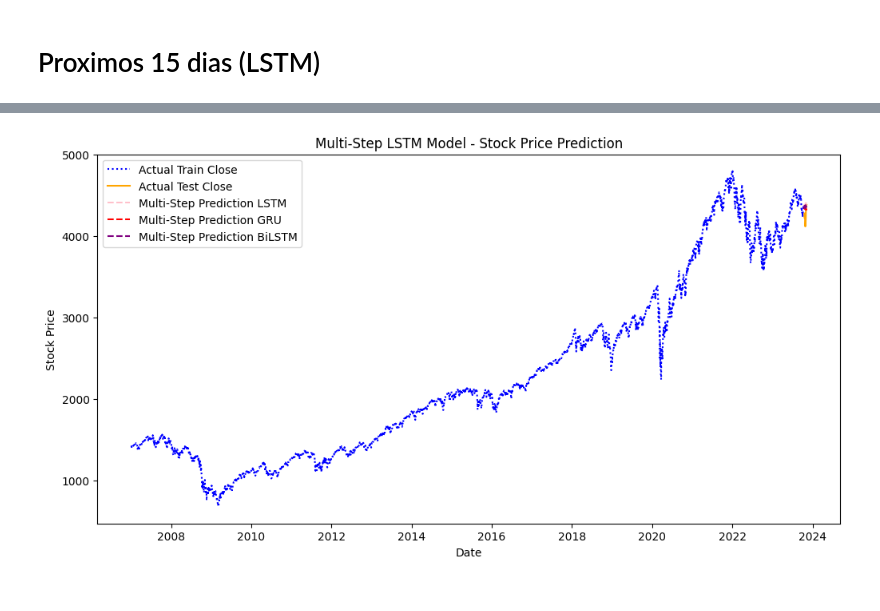
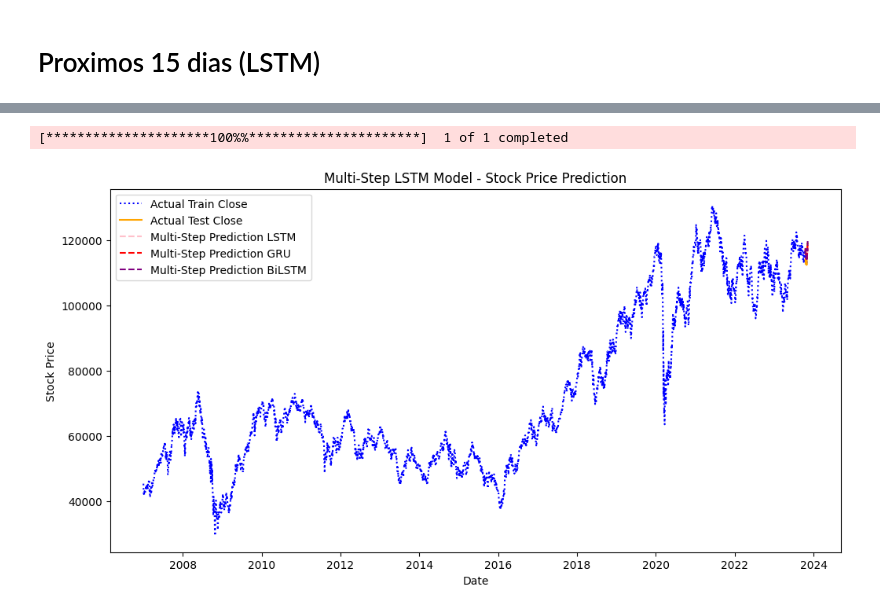
Before and after one commit to marreapato/Forecasting_Paper_XAI, a Jupyter notebook: stocks_type_lags/MultivariateStocks_Baseline_Com_Lags_tryingshaplime.ipynb, the cells around one changed output, grey strips where cells are left out. Saved outputs shown, nothing was run; the diff lists cells and outputs as text; code cells hidden in the pictures.

```diff
--- a/stocks_type_lags/MultivariateStocks_Baseline_Com_Lags_tryingshaplime.ipynb
+++ b/stocks_type_lags/MultivariateStocks_Baseline_Com_Lags_tryingshaplime.ipynb
@@ -1725,0 +2026,22 @@ array([[4342.7974],
+# %%
+# List to store multi-step predictions
+multi_step_preds = []
+multi_step_preds_GRU = []
+multi_step_preds_bilstm = []
+num_steps=15
+
+for i in range(0,num_steps):
+
+  current_input= testX[i].reshape(1,-1)
+
+  next_step_pred = lstm_model.predict(current_input)
+  # Make prediction for the next step
+  next_step_pred_GRU = gru_model.predict(current_input)
+  # Make prediction for the next step
+  next_step_pred_bilstm = bilstm_model.predict(current_input)
+
+  multi_step_preds_GRU.append(next_step_pred_GRU)
+    # Append prediction to the list
+  multi_step_preds_bilstm.append(next_step_pred_bilstm)
+
+  multi_step_preds.append(next_step_pred)
@@ -1725,0 +2066,4 @@ array([[4342.7974],
+# %%
+multi_step_preds = closegen.inverse_transform(np.array(multi_step_preds).reshape(-1, 1))
+multi_step_preds_bilstm = closegen.inverse_transform(np.array(multi_step_preds_bilstm).reshape(-1, 1))
+multi_step_preds_GRU = closegen.inverse_transform(np.array(multi_step_preds_GRU).reshape(-1, 1))
@@ -1726,7 +2088,7 @@ array([[4342.7974],
 # %%
 # Download data for the stock (I'm using the Bovespa index as an example)
-data2test = yf.download('^GSPC', '2023-10-19', '2023-11-09')
+data2test = yf.download('^BVSP', '2023-10-18', '2023-11-09')
 data2test= data2test[['Close']]
-len(data2test)
+data2test
 # %% [output]
 [*********************100%%**********************]  1 of 1 completed
@@ -1734,36 +2112,41 @@ len(data2test)
+# %%
+# Download data for the stock (I'm using the Bovespa index as an example)
+data2train = yf.download('^BVSP', '2007-01-01', '2023-11-09')
+# %% [output]
+[*********************100%%**********************]  1 of 1 completed
 # %%
 # Generate future dates for the multi-step prediction
 #last_date = lagged_data.index[-1]
 #future_dates = pd.date_range(start=last_date + pd.Timedelta(days=1), periods=num_steps)
 
 
 #Inverse transform both train and test data
 #trainY = scaler.inverse_transform(trainY.reshape(-1, 1))
 #testY = scaler.inverse_transform(testY.reshape(-1, 1))
 
 # Create a time index for plotting
-time_index_train = data2.index
+time_index_train = data2train.index
 time_index_test = data2test.index
 
 # Plot all true values and the predictions with different colors
 plt.figure(figsize=(12, 6))
-plt.plot(time_index_train, datacheck, label='Actual Train Close', color='blue', linestyle='dotted')
-plt.plot(time_index_test, data2test, label='Actual Test Close', color='orange')
+plt.plot(time_index_train, data2train['Close'], label='Actual Train Close', color='blue', linestyle='dotted')
+plt.plot(time_index_test, data2test['Close'], label='Actual Test Close', color='orange')
 
 # Plot the multi-step predictions
 #plt.figure(figsize=(12, 6))
 #plt.plot(data.index, data['Close'], label='Historical Data')
 plt.plot(time_index_test, multi_step_preds, label='Multi-Step Prediction LSTM', linestyle='dashed',color='pink')
 plt.plot(time_index_test, multi_step_preds_GRU, label='Multi-Step Prediction GRU', linestyle='dashed',color='red')
 plt.plot(time_index_test, multi_step_preds_bilstm, label='Multi-Step Prediction BiLSTM', linestyle='dashed',color='purple')
 
 plt.title('Multi-Step LSTM Model - Stock Price Prediction')
 plt.xlabel('Date')
 plt.ylabel('Stock Price')
 plt.legend()
 plt.show()
 # %% [output]
-[figure, old version]
+[figure, new version]
 # %%
 test_to_errors=np.array(data2test[['Close']])
 
```
Also changed, not shown: parts of 40 cells of this notebook.
